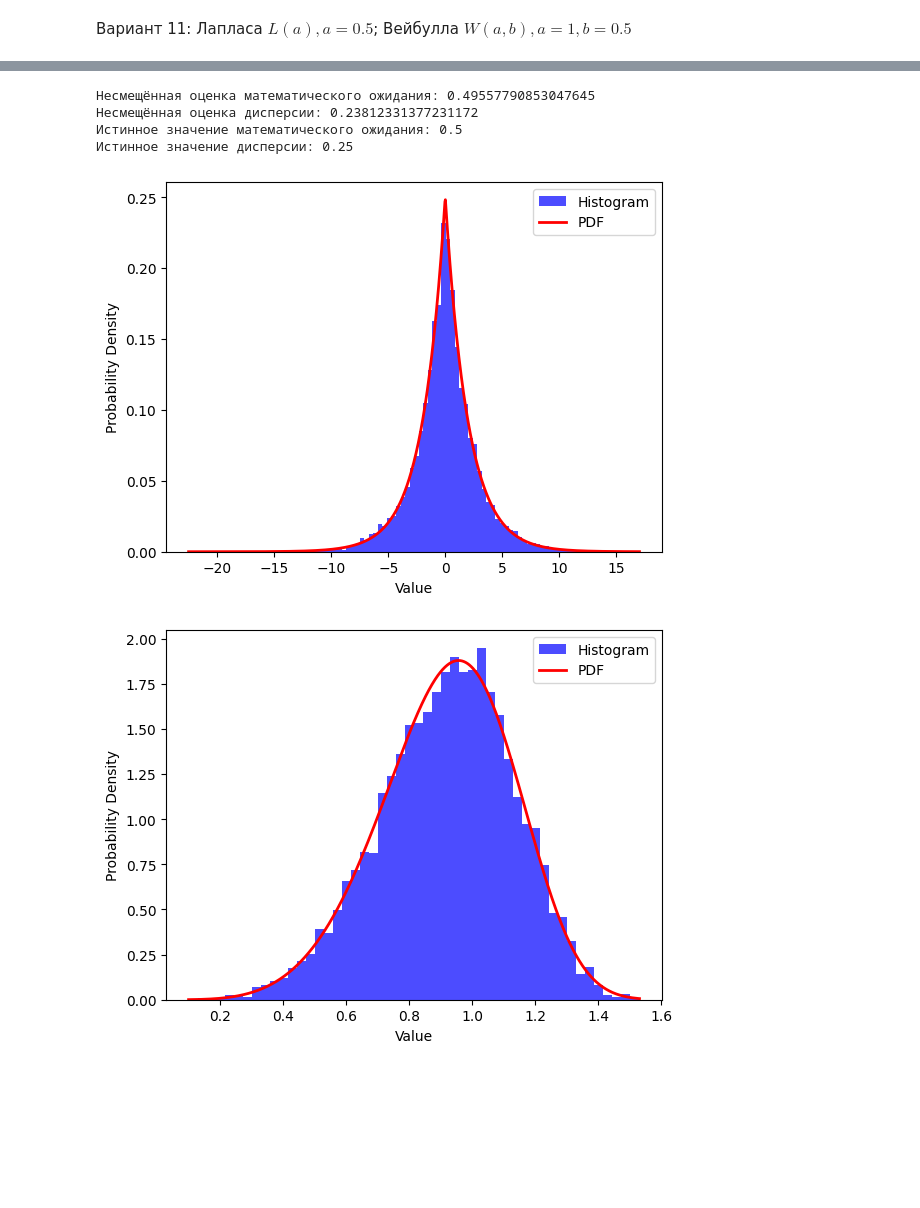
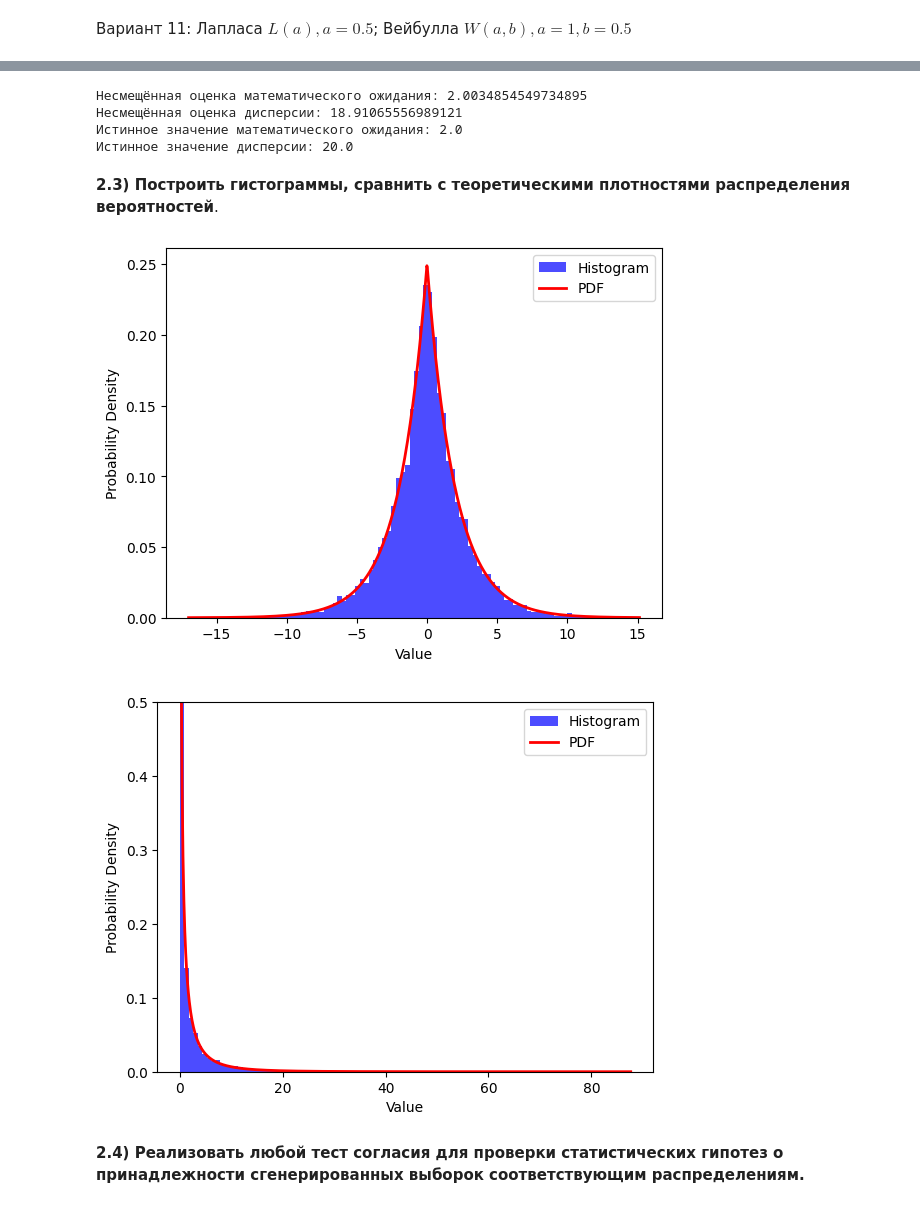
Before and after one commit to mprokhorov/bsu, a Jupyter notebook: simulational-and-statistical-modeling/lab2.ipynb, the cells around one changed output, grey strips where cells are left out. Saved outputs shown, nothing was run; the diff lists cells and outputs as text; code cells hidden in the pictures; blank space fills up the shorter version.

```diff
--- a/simulational-and-statistical-modeling/lab2.ipynb
+++ b/simulational-and-statistical-modeling/lab2.ipynb
@@ -340,7 +319,7 @@ a, b = 1, 0.5
 weibull = []
 for _ in range(n):
     y = random.uniform(0, 1)
-    weibull.append(b * (-math.log(1 - y)) ** (1 / a))
+    weibull.append(a * (-math.log(1 - y)) ** (1 / b))
 # %%
 from scipy.special import gamma
 
@@ -353,56 +332,51 @@ for x in weibull:
 weibull_variance /= n - 1
 print('Несмещённая оценка дисперсии: ' + str(weibull_variance))
 
-print('Истинное значение математического ожидания: ' + str(b * gamma(1 + 1 / a)))
-print('Истинное значение дисперсии: ' + str(b ** 2 * gamma(1 + 2 / a) - (b * gamma(1 + 1 / a)) ** 2))
+print('Истинное значение математического ожидания: ' + str(a * gamma(1 + 1 / b)))
+
+print('Истинное значение дисперсии: ' + str(a ** 2 * gamma(1 + 2 / b) - (a * gamma(1 + 1 / b)) ** 2))
 # %% [output]
-Несмещённая оценка математического ожидания: 0.49557790853047645
-Несмещённая оценка дисперсии: 0.23812331377231172
-Истинное значение математического ожидания: 0.5
-Истинное значение дисперсии: 0.25
+Несмещённая оценка математического ожидания: 2.0034854549734895
+Несмещённая оценка дисперсии: 18.91065556989121
+Истинное значение математического ожидания: 2.0
+Истинное значение дисперсии: 20.0
+# %% [markdown]
+**2.3) Построить гистограммы, сравнить с теоретическими плотностями распределения
+вероятностей**.
 # %%
-# Generate Laplace distribution samples
-n = 10000
 samples = laplace
 
-# Create histogram
 plt.hist(samples, bins=100, density=True, alpha=0.7, color='blue', label='Histogram')
 
-# Create real probability density function plot
 x = np.linspace(min(samples), max(samples), 1000)
-pdf = scipy.stats.laplace.pdf(x, loc=0.0, scale=2)
+pdf = scipy.stats.laplace.pdf(x, loc=0.0, scale=1 / 0.5)
 plt.plot(x, pdf, 'r-', lw=2, label='PDF')
 
-# Add labels and legend
 plt.xlabel('Value')
 plt.ylabel('Probability Density')
 plt.legend()
 
-# Show the plot
 plt.show()
 # %% [output]
-[figure, old version]
+[figure, new version]
 # %%
-from scipy.stats import weibull_min
+samples = weibull
 
-# Generate Weibull distribution samples
-n = 10000
-samples = np.random.weibull(5, size=n)
+plt.hist(samples, bins=100, density=True, alpha=0.7, color='blue', label='Histogram')
 
-# Create histogram
-plt.hist(samples, bins=50, density=True, alpha=0.7, color='blue', label='Histogram')
-
-# Create real probability density function plot
 x = np.linspace(min(samples), max(samples), 1000)
-pdf = weibull_min.pdf(x, 5)
+pdf = scipy.stats.weibull_min.pdf(x, 0.5, scale=1)
 plt.plot(x, pdf, 'r-', lw=2, label='PDF')
 
-# Add labels and legend
 plt.xlabel('Value')
 plt.ylabel('Probability Density')
 plt.legend()
 
-# Show the plot
+plt.ylim(0, 0.5)
+
 plt.show()
 # %% [output]
-[figure, old version]
+[figure, new version]
+# %% [markdown]
+**2.4) Реализовать любой тест согласия для проверки статистических гипотез о принадлежности
+сгенерированных выборок соответствующим распределениям.**
```
Also changed, not shown: parts of 18 cells of this notebook.
